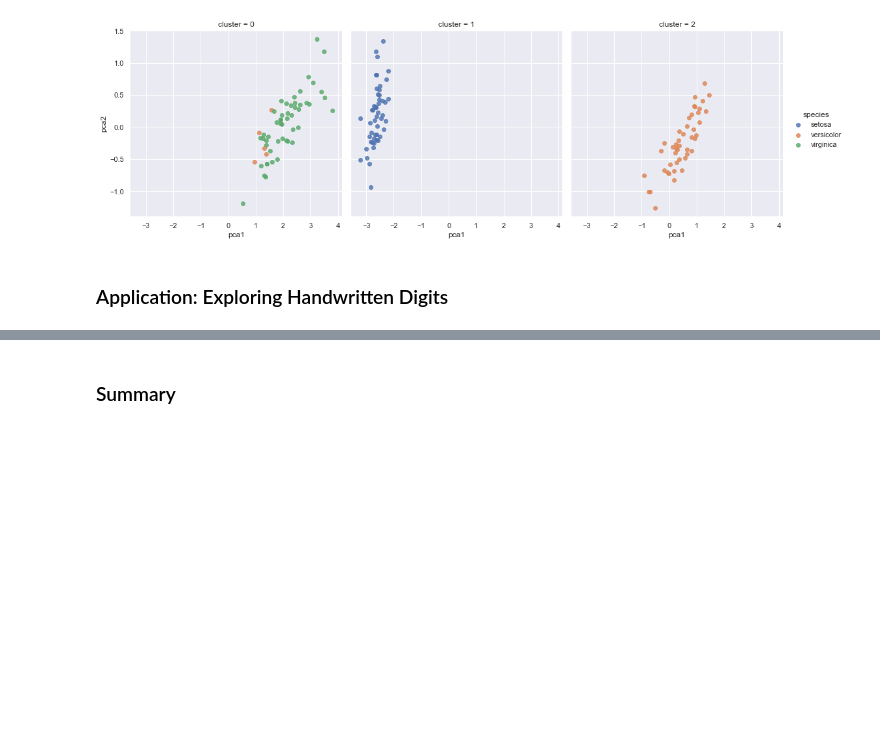
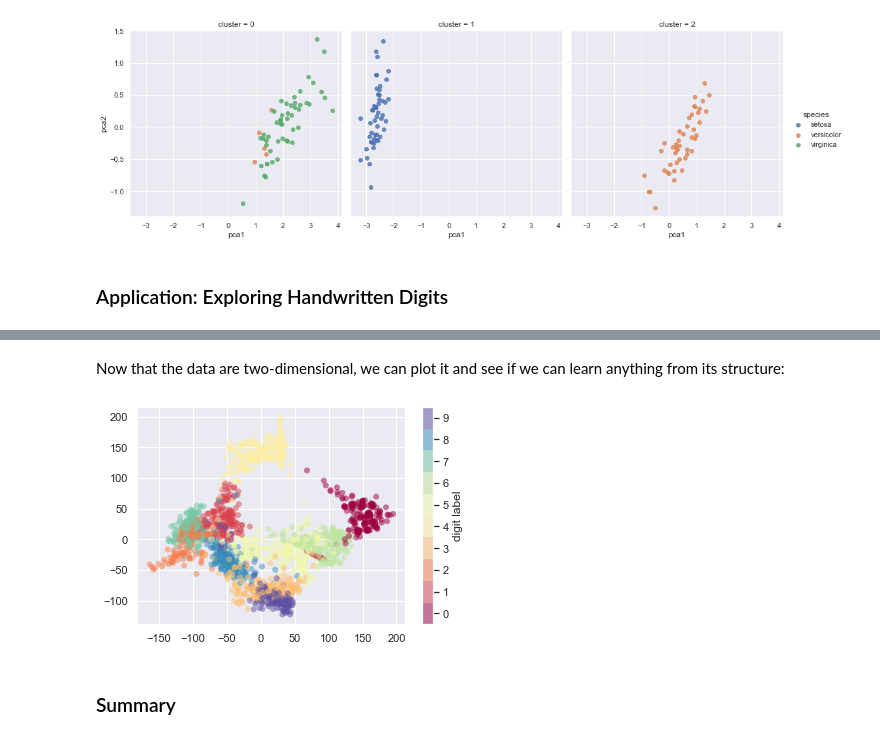
Before and after one commit to taylordunn/python-data-science-handbook, a Jupyter notebook: chapter5/chapter5.ipynb, the cells around one changed output, grey strips where cells are left out. Saved outputs shown, nothing was run; the diff lists cells and outputs as text; code cells hidden in the pictures; blank space fills up the shorter version.

```diff
--- a/chapter5/chapter5.ipynb
+++ b/chapter5/chapter5.ipynb
@@ -182,3 +225,12 @@ sns.lmplot(data=iris, x='pca1', y='pca2', hue='species', col='cluster', fit_reg=
+# %% [markdown]
+Now that the data are two-dimensional, we can plot it and see if we can learn anything from its structure:
+# %%
+plt.scatter(data_projected[:, 0], data_projected[:, 1], c=digits.target,
+            edgecolor='none', alpha=0.5, cmap=plt.cm.get_cmap('Spectral', 10))
+plt.colorbar(label='digit label', ticks=range(10))
+plt.clim(-0.5, 9.5);
+# %% [output]
+[figure, added]
 # %% [markdown]
 ### Summary
 # %% [markdown]
```
Also changed, not shown: parts of 9 cells of this notebook.
